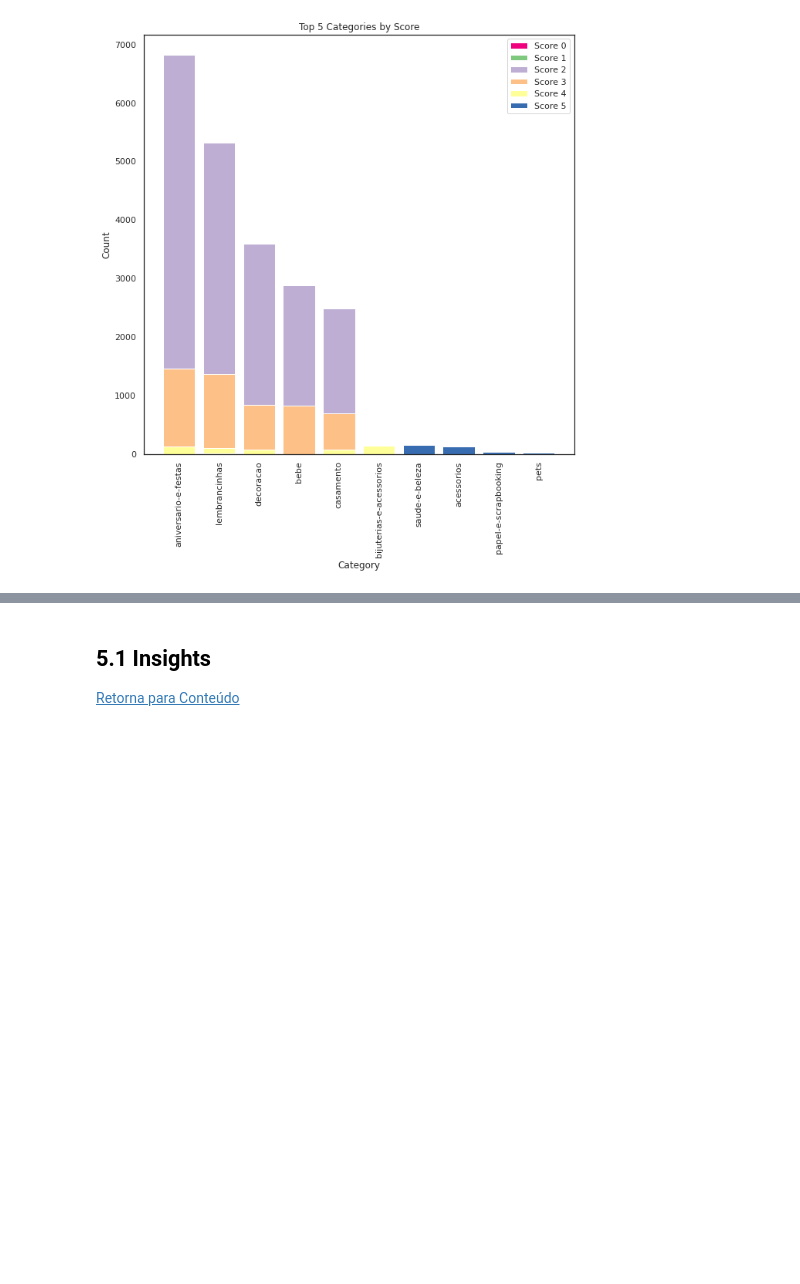
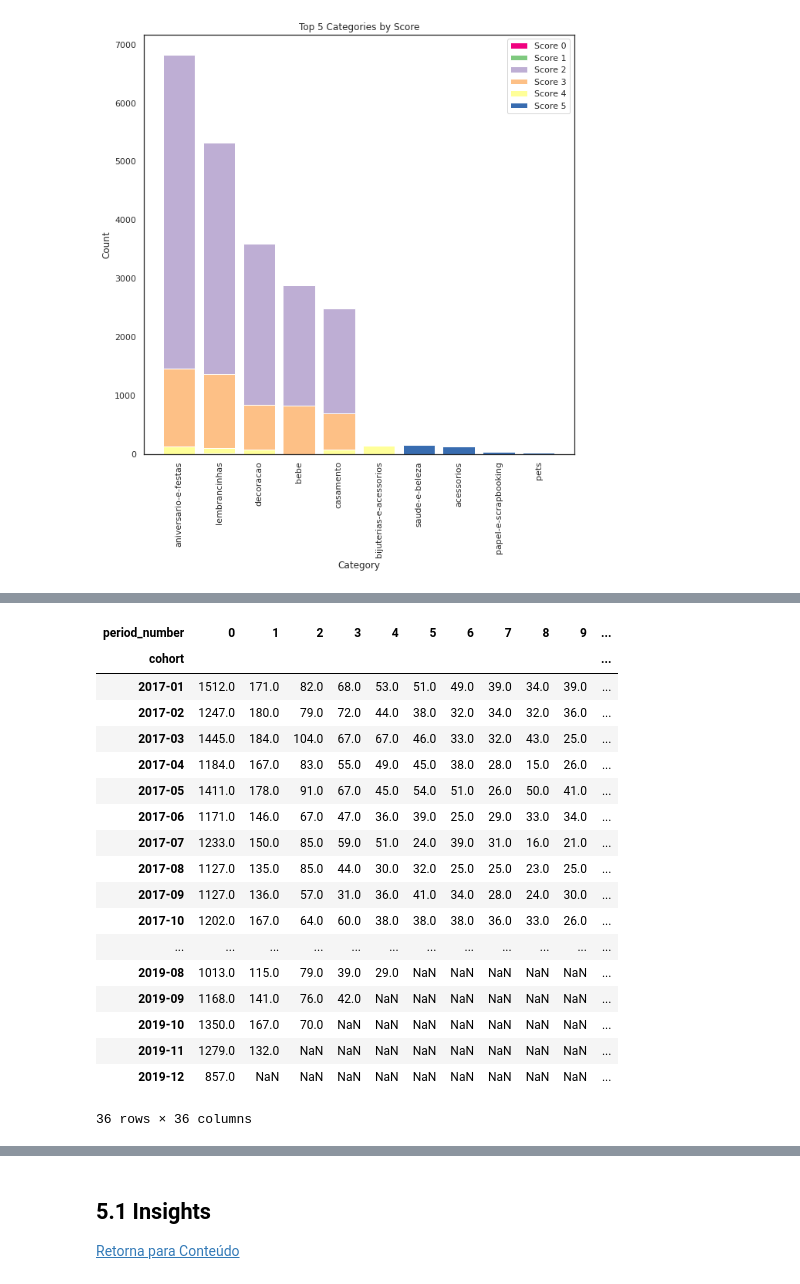
Before and after one commit to pathilink/elo7_mkt_case, a Jupyter notebook: notebook/elo7_mkt_case.ipynb, the cells around one changed output, grey strips where cells are left out. Drawn from its saved outputs; the diff is of its cells as text; code cells hidden in the pictures; blank space fills up the shorter version.

```diff
--- a/notebook/elo7_mkt_case.ipynb
+++ b/notebook/elo7_mkt_case.ipynb
@@ -737,0 +742,8 @@ plt.show()
+# %%
+# cohort mensal
+df_cohort['order_month'] = df_cohort['order_date'].dt.to_period('M')
+# %%
+# primeira compra
+df_cohort['cohort'] = df_cohort.groupby('buyer_id')['order_date'].transform('min').dt.to_period('M')
+# %%
+df_cohort_ = df_cohort.groupby(['cohort', 'order_month']).agg(n_customers=('buyer_id', 'nunique')).reset_index(drop=False)
@@ -737,0 +763,23 @@ plt.show()
+# %%
+cohort_pivot = df_cohort_.pivot_table(index='cohort', columns='period_number', values='n_customers')
+cohort_pivot
+# %% [output]
+| period_number | 0 | 1 | 2 | 3 | 4 | 5 | 6 | 7 | 8 | 9 | ... |
+| cohort |  |  |  |  |  |  |  |  |  |  | ... |
+| 2017-01 | 1512.0 | 171.0 | 82.0 | 68.0 | 53.0 | 51.0 | 49.0 | 39.0 | 34.0 | 39.0 | ... |
+| 2017-02 | 1247.0 | 180.0 | 79.0 | 72.0 | 44.0 | 38.0 | 32.0 | 34.0 | 32.0 | 36.0 | ... |
+| 2017-03 | 1445.0 | 184.0 | 104.0 | 67.0 | 67.0 | 46.0 | 33.0 | 32.0 | 43.0 | 25.0 | ... |
+| 2017-04 | 1184.0 | 167.0 | 83.0 | 55.0 | 49.0 | 45.0 | 38.0 | 28.0 | 15.0 | 26.0 | ... |
+| 2017-05 | 1411.0 | 178.0 | 91.0 | 67.0 | 45.0 | 54.0 | 51.0 | 26.0 | 50.0 | 41.0 | ... |
+| 2017-06 | 1171.0 | 146.0 | 67.0 | 47.0 | 36.0 | 39.0 | 25.0 | 29.0 | 33.0 | 34.0 | ... |
+| 2017-07 | 1233.0 | 150.0 | 85.0 | 59.0 | 51.0 | 24.0 | 39.0 | 31.0 | 16.0 | 21.0 | ... |
+| 2017-08 | 1127.0 | 135.0 | 85.0 | 44.0 | 30.0 | 32.0 | 25.0 | 25.0 | 23.0 | 25.0 | ... |
+| 2017-09 | 1127.0 | 136.0 | 57.0 | 31.0 | 36.0 | 41.0 | 34.0 | 28.0 | 24.0 | 30.0 | ... |
+| 2017-10 | 1202.0 | 167.0 | 64.0 | 60.0 | 38.0 | 38.0 | 38.0 | 36.0 | 33.0 | 26.0 | ... |
+| ... | ... | ... | ... | ... | ... | ... | ... | ... | ... | ... | ... |
+| 2019-08 | 1013.0 | 115.0 | 79.0 | 39.0 | 29.0 | NaN | NaN | NaN | NaN | NaN | ... |
+| 2019-09 | 1168.0 | 141.0 | 76.0 | 42.0 | NaN | NaN | NaN | NaN | NaN | NaN | ... |
+| 2019-10 | 1350.0 | 167.0 | 70.0 | NaN | NaN | NaN | NaN | NaN | NaN | NaN | ... |
+| 2019-11 | 1279.0 | 132.0 | NaN | NaN | NaN | NaN | NaN | NaN | NaN | NaN | ... |
+| 2019-12 | 857.0 | NaN | NaN | NaN | NaN | NaN | NaN | NaN | NaN | NaN | ... |
+36 rows × 36 columns
```
Also changed, not shown: parts of 11 cells of this notebook.
